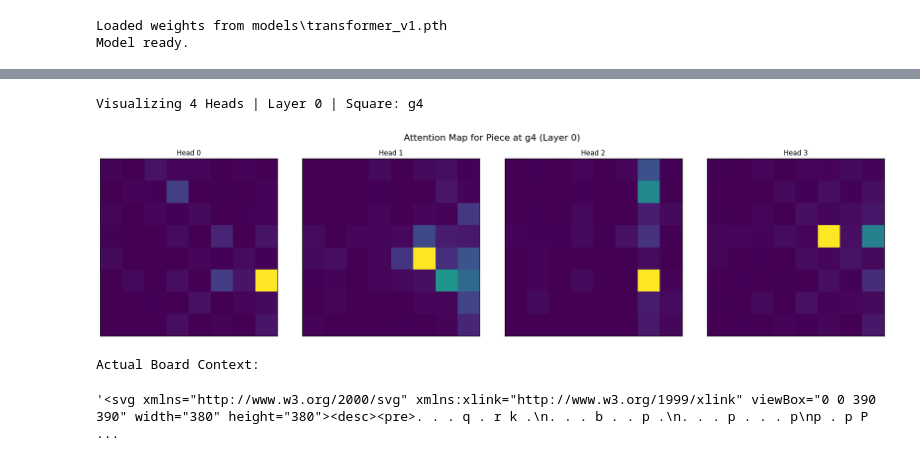
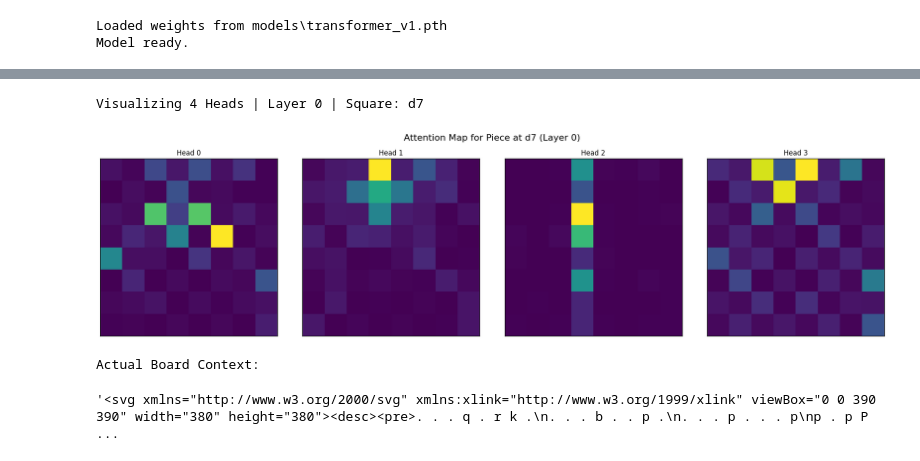
Before and after one commit to wang-yuancheng/chess, a Jupyter notebook: 05_model_evaluation_transformer.ipynb, the cells around one changed output, grey strips where cells are left out. Cells and saved outputs as stored; diff of their text form; code cells hidden in the pictures.

```diff
--- a/05_model_evaluation_transformer.ipynb
+++ b/05_model_evaluation_transformer.ipynb
@@ -807,10 +814,12 @@ def visualize_piece_attention(model, dataset, idx, piece_square_index, layer_idx
 # %%
 dataset = ChessDataset(root_dir=ROOT_DIR, split="test")
 
-index = chess.parse_square("g4")
+index = chess.parse_square("d7")
 visualize_piece_attention(model, dataset, idx=118500, piece_square_index=index)
+
+#v3 best
 # %% [output]
-Visualizing 4 Heads | Layer 0 | Square: g4
+Visualizing 4 Heads | Layer 0 | Square: d7
-[figure, old version]
+[figure, new version]
 Actual Board Context:
 '<svg xmlns="http://www.w3.org/2000/svg" xmlns:xlink="http://www.w3.org/1999/xlink" viewBox="0 0 390 390" width="380" height="380"><desc><pre>. . . q . r k .\n. . . b . . p .\n. . . p . . . p\np . p P ...
```
Also changed, not shown: parts of 7 cells of this notebook, 30 other files.
